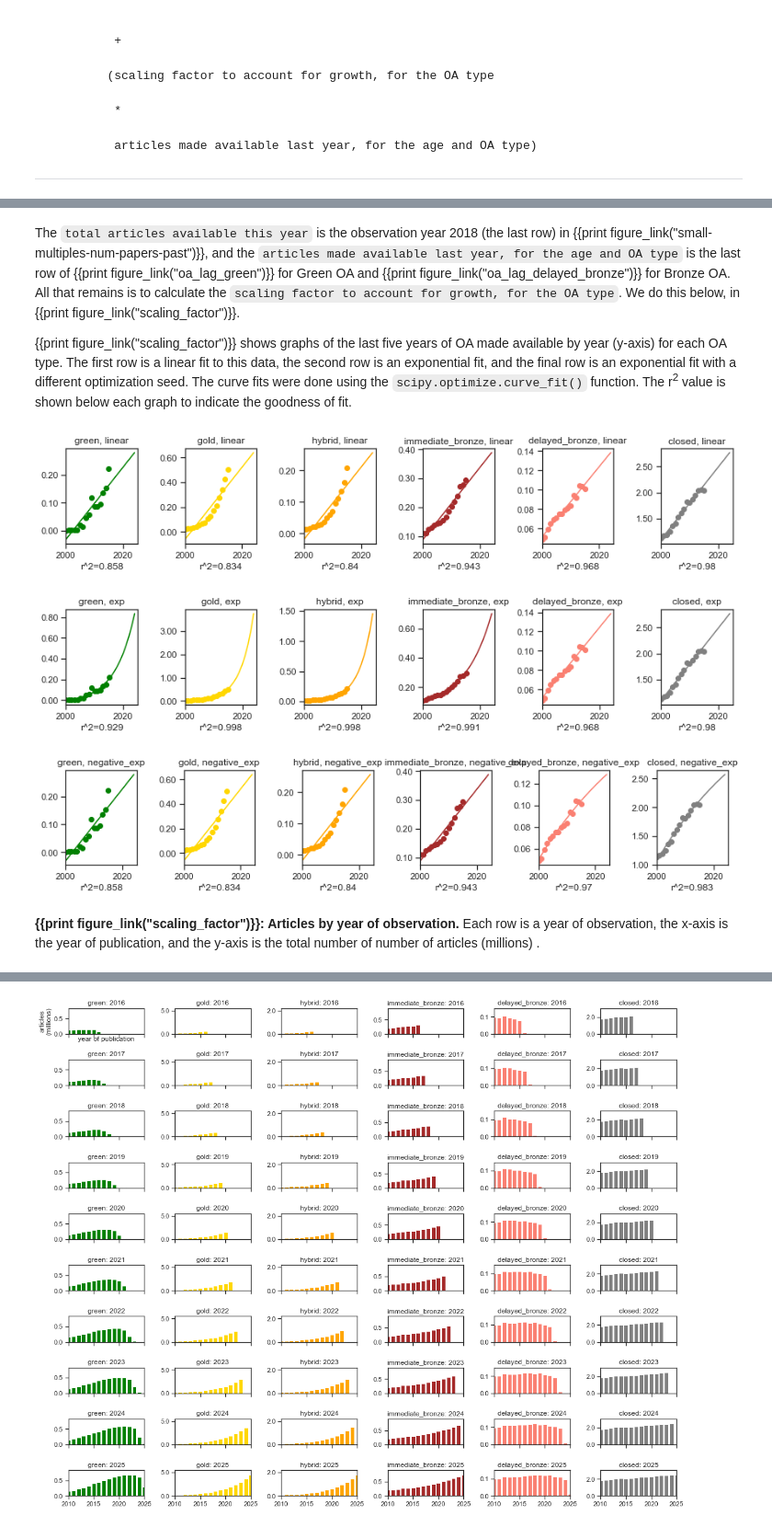
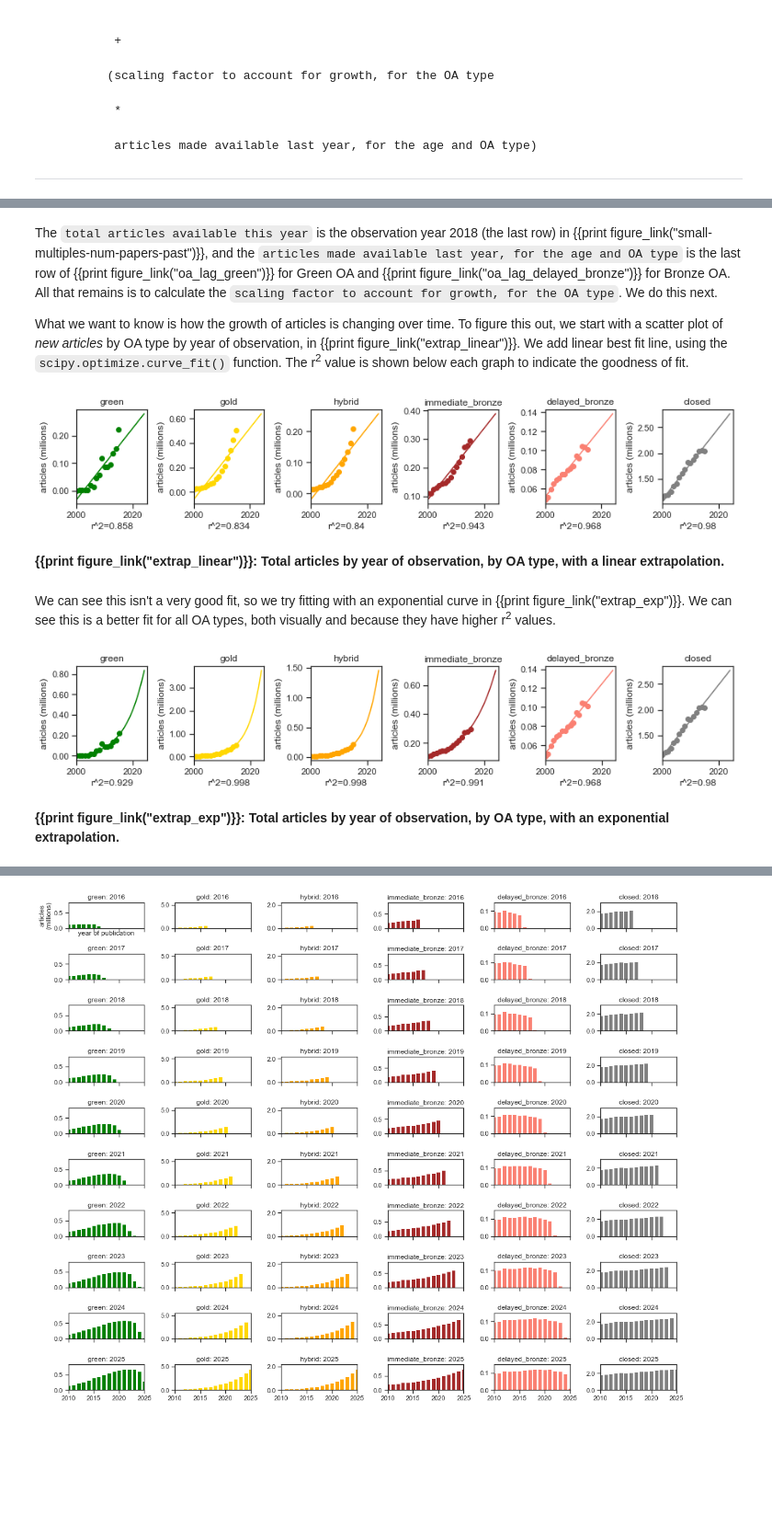
Before and after one commit to ourresearch/future-oa, a Jupyter notebook: manuscript.ipynb, the cells around one changed output, grey strips where cells are left out. Shown at 92% size. Saved outputs shown, nothing was run; the diff lists cells and outputs as text; code cells hidden in the pictures; blank space fills up the shorter version.

```diff
--- a/manuscript.ipynb
+++ b/manuscript.ipynb
@@ -1550,4 +1701,4 @@ register_new_figure('scaling_factor');
 # %% [markdown]
-The `total articles available this year` is the observation year 2018 (the last row) in {{print figure_link("small-multiples-num-papers-past")}}, and the `articles made available last year, for the age and OA type` is the last row of  {{print figure_link("oa_lag_green")}} for Green OA and {{print figure_link("oa_lag_delayed_bronze")}} for Bronze OA.  All that remains is to calculate the `scaling factor to account for growth, for the OA type`.  We do this below, in {{print figure_link("scaling_factor")}}.
+The `total articles available this year` is the observation year 2018 (the last row) in {{print figure_link("small-multiples-num-papers-past")}}, and the `articles made available last year, for the age and OA type` is the last row of  {{print figure_link("oa_lag_green")}} for Green OA and {{print figure_link("oa_lag_delayed_bronze")}} for Bronze OA.  All that remains is to calculate the `scaling factor to account for growth, for the OA type`.  We do this next.
 
-{{print figure_link("scaling_factor")}} shows graphs of the last five years of OA made available by year (y-axis) for each OA type.  The first row is a linear fit to this data, the second row is an exponential fit, and the final row is an exponential fit with a different optimization seed.  The curve fits were done using the `scipy.optimize.curve_fit()` function.  The r<sup>2</sup> value is shown below each graph to indicate the goodness of fit.
+What we want to know is how the growth of articles is changing over time.  To figure this out, we start with a scatter plot of *new articles* by OA type by year of observation, in  {{print figure_link("extrap_linear")}}.  We add linear best fit line, using the `scipy.optimize.curve_fit()` function.  The r<sup>2</sup> value is shown below each graph to indicate the goodness of fit.
@@ -1629,31 +1705,44 @@ def curve_fit_with_ci(graph_type, papers_per_year_historical, curve_type, ax=Non
 # %%
 naive_data_all = pd.DataFrame()
 
-for i, curve_type in enumerate(["linear", "exp", "negative_exp"]):
-    fig, axes = plt.subplots(1, len(graph_type_order), figsize=(12, 2), sharex=True, sharey=False)
-    axes_flatten = axes.flatten()
-    plt.tight_layout(pad=0, w_pad=2, h_pad=1)
-    plt.subplots_adjust(hspace=1)
+curve_type="linear"
+fig, axes = plt.subplots(1, len(graph_type_order), figsize=(12, 2), sharex=True, sharey=False)
+axes_flatten = axes.flatten()
+plt.tight_layout(pad=0, w_pad=2, h_pad=1)
+plt.subplots_adjust(hspace=1)
 
-    for i, graph_type in enumerate(graph_type_order):
-        curve_type_display = curve_type
-        data_for_plot = papers_per_year_historical.loc[papers_per_year_historical.graph_type==graph_type]
-        new_data = curve_fit_with_ci(graph_type, data_for_plot, curve_type=curve_type_display, ax=axes_flatten[i])
-        new_data["curve_type"] = curve_type
-        new_data["graph_type"] = graph_type
-        naive_data_all = naive_data_all.append(new_data)
+for i, graph_type in enumerate(graph_type_order):
+    curve_type_display = curve_type
+    data_for_plot = papers_per_year_historical.loc[papers_per_year_historical.graph_type==graph_type]
+    new_data = curve_fit_with_ci(graph_type, data_for_plot, curve_type=curve_type_display, ax=axes_flatten[i])
+    new_data["curve_type"] = curve_type
+    new_data["graph_type"] = graph_type
+    naive_data_all = naive_data_all.append(new_data)
 
-    plt.show()
-
-final_extraps = pd.DataFrame()
-final_extraps = final_extraps.append(naive_data_all.loc[(naive_data_all.graph_type == "delayed_bronze") & (naive_data_all.curve_type=="negative_exp")])
-final_extraps = final_extraps.append(naive_data_all.loc[(naive_data_all.graph_type == "closed") & (naive_data_all.curve_type=="negative_exp")])
-final_extraps = final_extraps.append(naive_data_all.loc[(naive_data_all.graph_type != "delayed_bronze") &
-                                                        (naive_data_all.graph_type != "closed") &
-                                                        (naive_data_all.curve_type=="exp")])
+plt.show()
 # %% [output]
-[figure, old version]
+[figure, new version]
-[figure, removed]
-[figure, removed]
-# %% [markdown]
-**{{print figure_link("scaling_factor")}}: Articles by year of observation.**  Each row is a year of observation, the x-axis is the year of publication, and the y-axis is the total number of number of articles (millions) .
+# %% [markdown]
+**{{print figure_link("extrap_linear")}}: Total articles by year of observation, by OA type, with a linear extrapolation.**
+# %% [markdown]
+We can see this isn't a very good fit, so we try fitting with an exponential curve in {{print figure_link("extrap_exp")}}.  We can see this is a better fit for all OA types, both visually and because they have higher r<sup>2</sup> values.
+# %%
+curve_type="exp"
+fig, axes = plt.subplots(1, len(graph_type_order), figsize=(12, 2), sharex=True, sharey=False)
+axes_flatten = axes.flatten()
+plt.tight_layout(pad=0, w_pad=2, h_pad=1)
+plt.subplots_adjust(hspace=1)
+
+for i, graph_type in enumerate(graph_type_order):
+    curve_type_display = curve_type
+    data_for_plot = papers_per_year_historical.loc[papers_per_year_historical.graph_type==graph_type]
+    new_data = curve_fit_with_ci(graph_type, data_for_plot, curve_type=curve_type_display, ax=axes_flatten[i])
+    new_data["curve_type"] = curve_type
+    new_data["graph_type"] = graph_type
+    naive_data_all = naive_data_all.append(new_data)
+
+plt.show()
+# %% [output]
+[figure, added]
+# %% [markdown]
+**{{print figure_link("extrap_exp")}}: Total articles by year of observation, by OA type, with an exponential extrapolation.**
```
Also changed, not shown: parts of 79 cells of this notebook, 1 other file.
